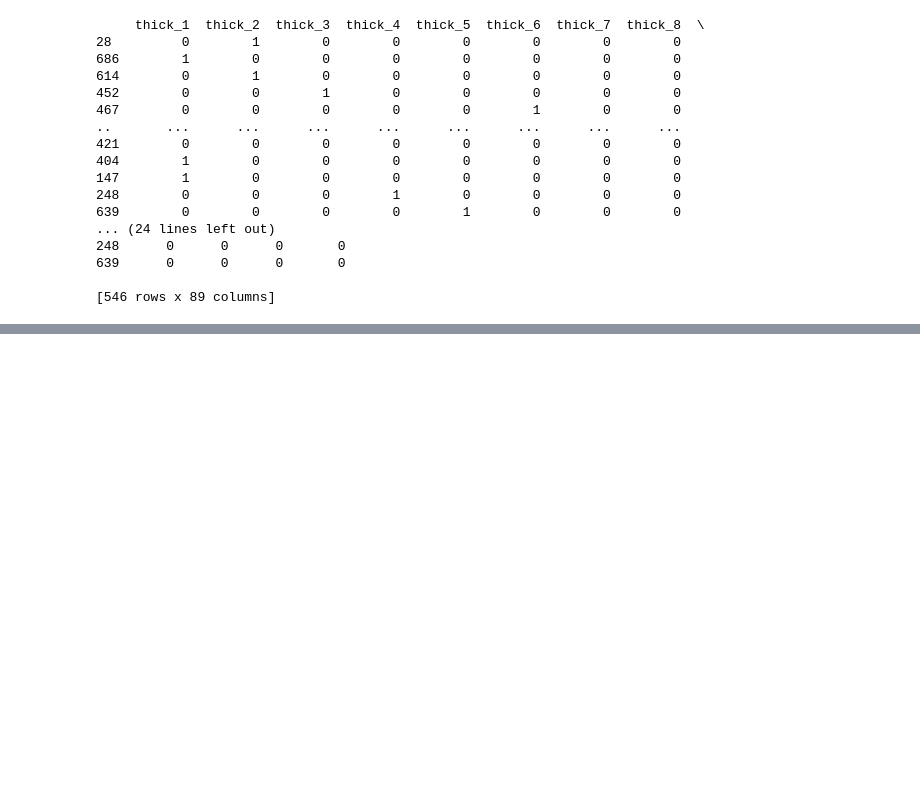
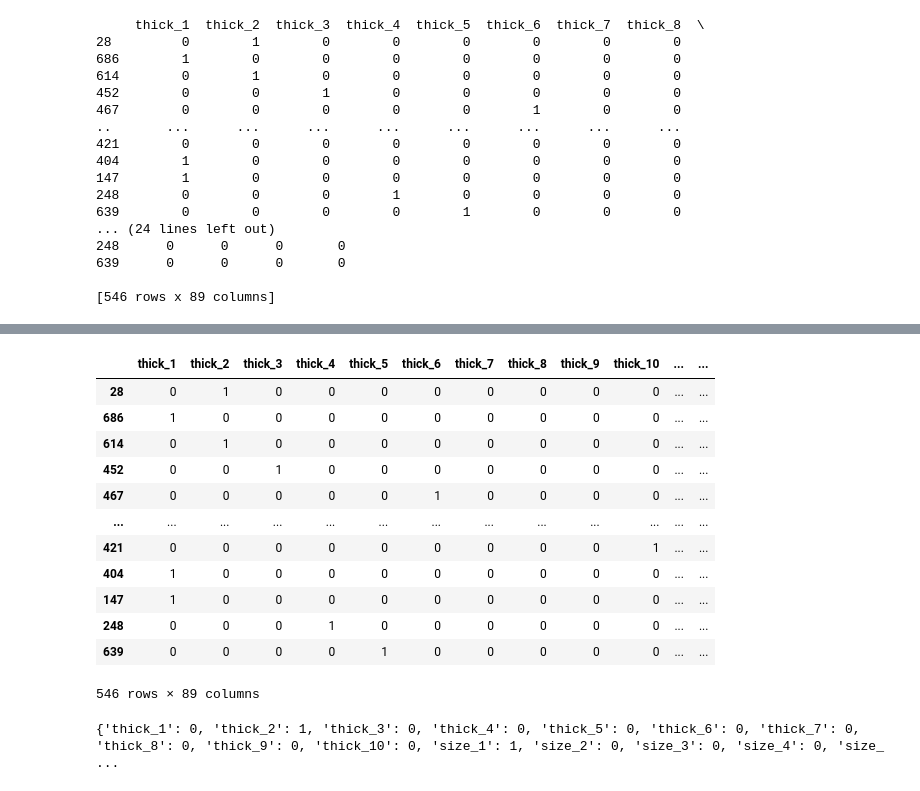
Before and after one commit to nyuvis/counterfactual_explorer, a Jupyter notebook: examples/DiCE Breast Cancer.ipynb, the cells around one changed output, grey strips where cells are left out. Drawn from its saved outputs; the diff is of its cells as text; code cells hidden in the pictures; blank space fills up the shorter version.

```diff
--- a/examples/DiCE Breast Cancer.ipynb
+++ b/examples/DiCE Breast Cancer.ipynb
@@ -91,9 +91,9 @@ print(xtr)
 #xtr, xts, ytr, yts = train_test_split(x,y, test_size=0.2)
 # %%
 #Feature Scaling
-from sklearn.preprocessing import StandardScaler
-sc = StandardScaler()
-xtr = sc.fit_transform(xtr)
+#from sklearn.preprocessing import StandardScaler
+#sc = StandardScaler()
+#xtr = sc.fit_transform(xtr)
 #xts = sc.transform(xts)
 # %%
 #NEURAL NET MODEL
@@ -142,6 +145,38 @@ m = dice_ml.Model(model=model, backend=backend)
 # %%
 # initiate DiCE
 exp = dice_ml.Dice(d, m)
+# %%
+xtr
+# %% [output]
+|  | thick_1 | thick_2 | thick_3 | thick_4 | thick_5 | thick_6 | thick_7 | thick_8 | thick_9 | thick_10 | ... | ... |
+| 28 | 0 | 1 | 0 | 0 | 0 | 0 | 0 | 0 | 0 | 0 | ... | ... |
+| 686 | 1 | 0 | 0 | 0 | 0 | 0 | 0 | 0 | 0 | 0 | ... | ... |
+| 614 | 0 | 1 | 0 | 0 | 0 | 0 | 0 | 0 | 0 | 0 | ... | ... |
+| 452 | 0 | 0 | 1 | 0 | 0 | 0 | 0 | 0 | 0 | 0 | ... | ... |
+| 467 | 0 | 0 | 0 | 0 | 0 | 1 | 0 | 0 | 0 | 0 | ... | ... |
+| ... | ... | ... | ... | ... | ... | ... | ... | ... | ... | ... | ... | ... |
+| 421 | 0 | 0 | 0 | 0 | 0 | 0 | 0 | 0 | 0 | 1 | ... | ... |
+| 404 | 1 | 0 | 0 | 0 | 0 | 0 | 0 | 0 | 0 | 0 | ... | ... |
+| 147 | 1 | 0 | 0 | 0 | 0 | 0 | 0 | 0 | 0 | 0 | ... | ... |
+| 248 | 0 | 0 | 0 | 1 | 0 | 0 | 0 | 0 | 0 | 0 | ... | ... |
+| 639 | 0 | 0 | 0 | 0 | 1 | 0 | 0 | 0 | 0 | 0 | ... | ... |
+546 rows × 89 columns
+# %%
+rowData = xtr.loc[ 28 , : ]
+rows=list(rowData)
+#print(rows)
+
+
+columns=[]
+for col in xtr:
+    columns.append(col)
+    #print(col)
+
+query_instance = dict(zip(columns, rows))
+
+print(query_instance)
+# %% [output]
+{'thick_1': 0, 'thick_2': 1, 'thick_3': 0, 'thick_4': 0, 'thick_5': 0, 'thick_6': 0, 'thick_7': 0, 'thick_8': 0, 'thick_9': 0, 'thick_10': 0, 'size_1': 1, 'size_2': 0, 'size_3': 0, 'size_4': 0, 'size_ ...
 # %%
 # query instance in the form of a dictionary; keys: feature name, values: feature value
 
```
Also changed, not shown: parts of 4 cells of this notebook.
